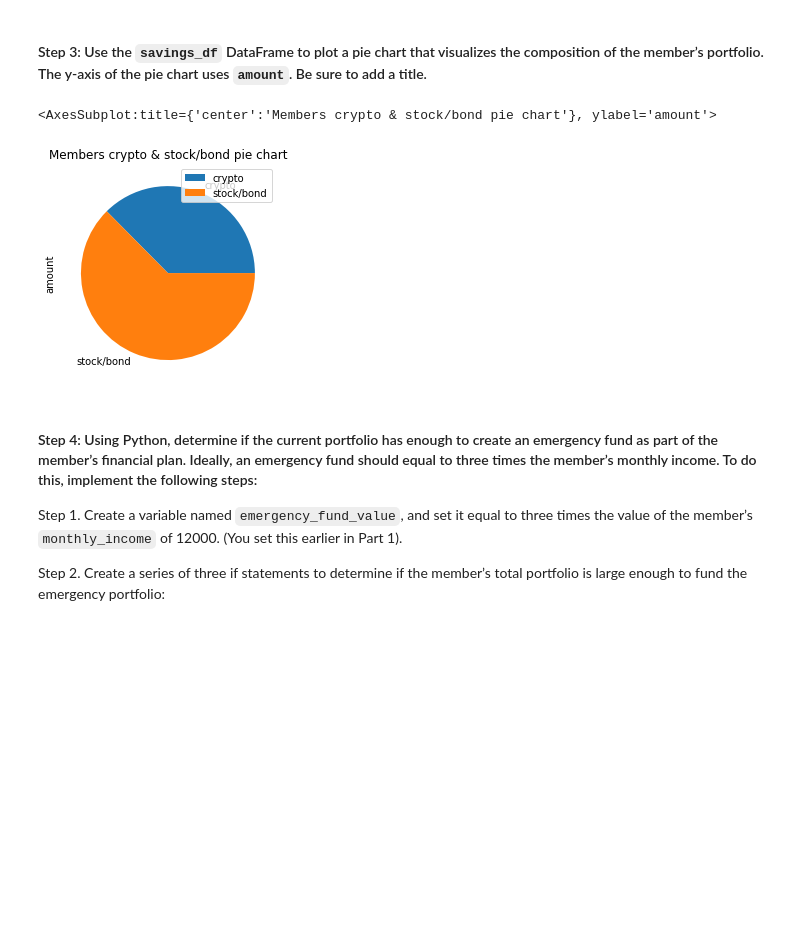
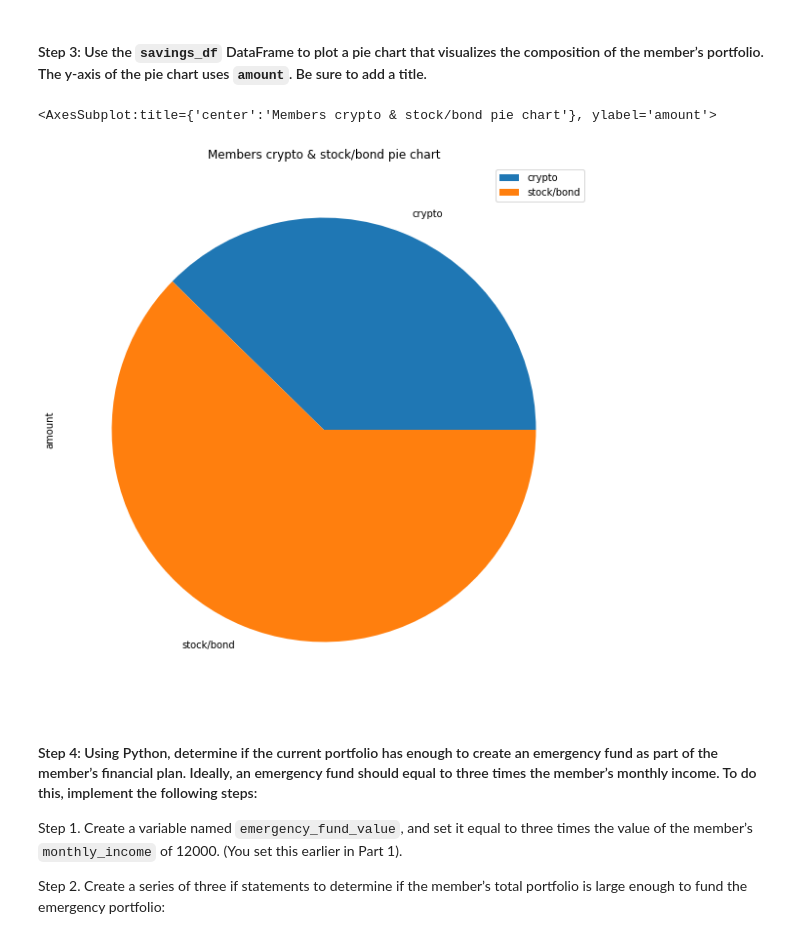
Before and after one commit to dtbyun/Mod5Challenge, a Jupyter notebook: m5challenge/financial_planning_tools.ipynb, the cells around one changed output. Drawn from its saved outputs; the diff is of its cells as text; code cells hidden in the pictures; blank space fills up the shorter version.

```diff
--- a/m5challenge/financial_planning_tools.ipynb
+++ b/m5challenge/financial_planning_tools.ipynb
@@ -362,10 +362,10 @@ savings_df
 #### Step 3: Use the `savings_df` DataFrame to plot a pie chart that visualizes the composition of the member’s portfolio. The y-axis of the pie chart uses `amount`. Be sure to add a title.
 # %%
 # Plot the total value of the member's portfolio (crypto and stock/bond) in a pie chart
-savings_df.plot.pie(y='amount',title='Members crypto & stock/bond pie chart')
+savings_df.plot.pie(y='amount',title='Members crypto & stock/bond pie chart', figsize=(15,10))
 # %% [output]
 <AxesSubplot:title={'center':'Members crypto & stock/bond pie chart'}, ylabel='amount'>
-[figure, old version]
+[figure, new version]
 # %% [markdown]
 #### Step 4: Using Python, determine if the current portfolio has enough to create an emergency fund as part of the member’s financial plan. Ideally, an emergency fund should equal to three times the member’s monthly income. To do this, implement the following steps:
 
```
Also changed, not shown: parts of 12 cells of this notebook.
